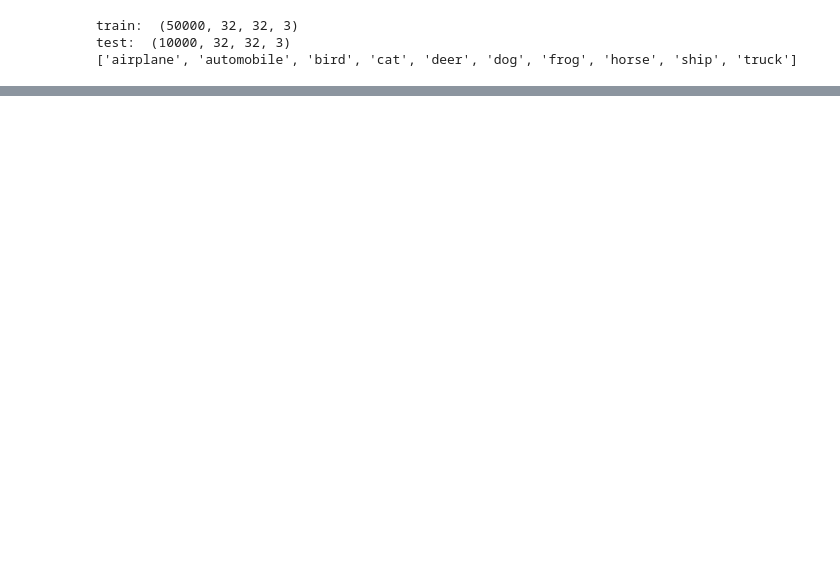
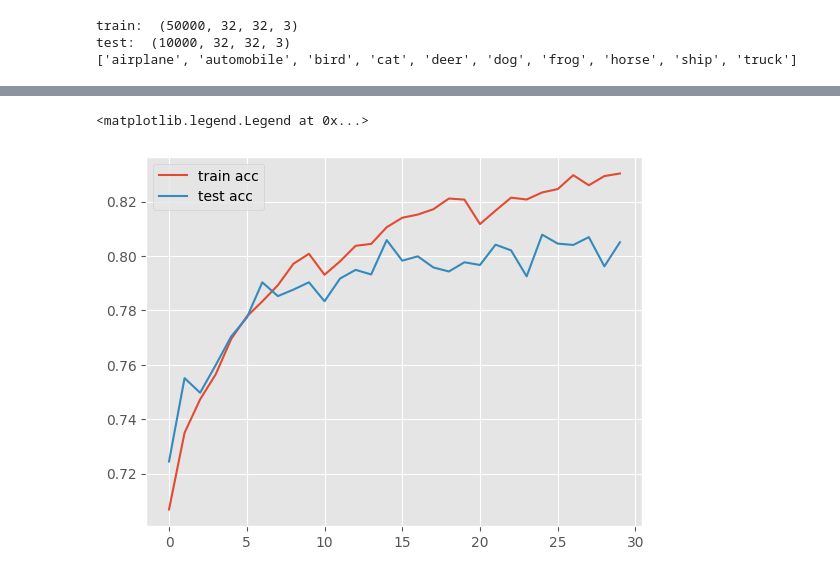
Before and after one commit to Rintaro-Fukui/CIFAR10-API, a Jupyter notebook: model-train/notebooks/resnet.ipynb, the cells around one changed output, grey strips where cells are left out. Saved outputs shown, nothing was run; the diff lists cells and outputs as text; code cells hidden in the pictures; blank space fills up the shorter version.

```diff
--- a/model-train/notebooks/resnet.ipynb
+++ b/model-train/notebooks/resnet.ipynb
@@ -149,0 +173,9 @@ KeyboardInterrupt:
+# %%
+accs_array = [t.detach().cpu().numpy() for t in accs]
+val_accs_array = [t.detach().cpu().numpy() for t in val_accs]
+plt.plot(accs_array, label="train acc")
+plt.plot(val_accs_array, label="test acc")
+plt.legend()
+# %% [output]
+<matplotlib.legend.Legend at 0x...>
+[figure, added]
```
Also changed, not shown: parts of 8 cells of this notebook.
